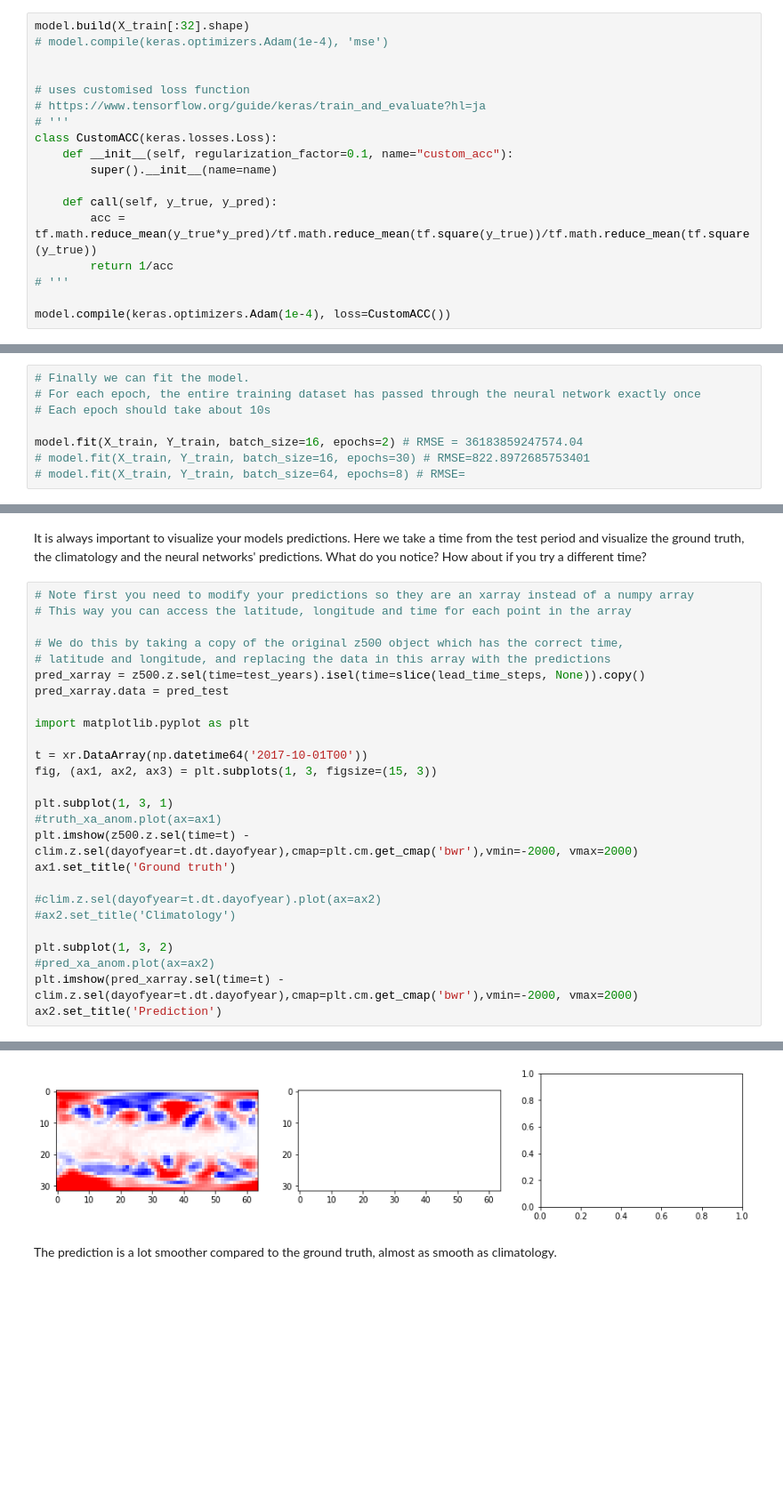
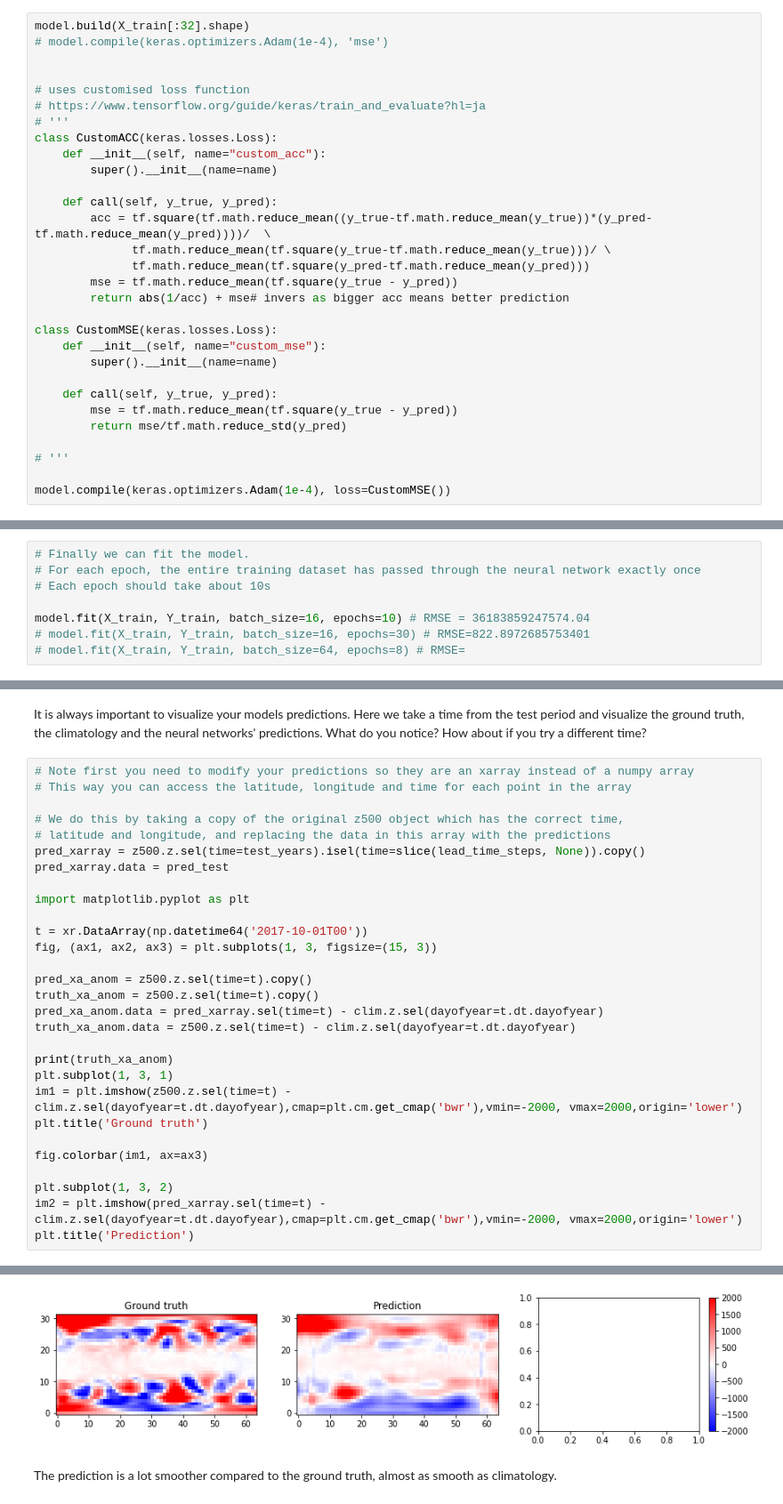
Before and after one commit to iyui1223/MOOCnotebooks, a Jupyter notebook: tier_1/weatherbench.ipynb, the cells around one changed output, grey strips where cells are left out. Shown: that part at 89% size. Drawn from its saved outputs; the diff is of its cells as text; blank space fills up the shorter version.

Commit message:
use customMSE that penaltize reduced standard deviation

```diff
--- a/tier_1/weatherbench.ipynb
+++ b/tier_1/weatherbench.ipynb
@@ -281,15 +279,27 @@ model.build(X_train[:32].shape)
 # https://www.tensorflow.org/guide/keras/train_and_evaluate?hl=ja
 # '''
 class CustomACC(keras.losses.Loss):
-    def __init__(self, regularization_factor=0.1, name="custom_acc"):
+    def __init__(self, name="custom_acc"):
         super().__init__(name=name)
 
     def call(self, y_true, y_pred):
-        acc = tf.math.reduce_mean(y_true*y_pred)/tf.math.reduce_mean(tf.square(y_true))/tf.math.reduce_mean(tf.square(y_true))
-        return 1/acc
+        acc = tf.square(tf.math.reduce_mean((y_true-tf.math.reduce_mean(y_true))*(y_pred-tf.math.reduce_mean(y_pred))))/  \
+              tf.math.reduce_mean(tf.square(y_true-tf.math.reduce_mean(y_true)))/ \
+              tf.math.reduce_mean(tf.square(y_pred-tf.math.reduce_mean(y_pred)))
+        mse = tf.math.reduce_mean(tf.square(y_true - y_pred))
+        return abs(1/acc) + mse# invers as bigger acc means better prediction
+
+class CustomMSE(keras.losses.Loss):
+    def __init__(self, name="custom_mse"):
+        super().__init__(name=name)
+
+    def call(self, y_true, y_pred):
+        mse = tf.math.reduce_mean(tf.square(y_true - y_pred))
+        return mse/tf.math.reduce_std(y_pred)
+
 # '''
 
-model.compile(keras.optimizers.Adam(1e-4), loss=CustomACC())
+model.compile(keras.optimizers.Adam(1e-4), loss=CustomMSE())
 # %%
 # With .summary() we can check the shape of the model
 model.summary()
@@ -317,7 +327,7 @@ _________________________________________________________________
 # For each epoch, the entire training dataset has passed through the neural network exactly once
 # Each epoch should take about 10s
 
-model.fit(X_train, Y_train, batch_size=16, epochs=2) # RMSE = 36183859247574.04
+model.fit(X_train, Y_train, batch_size=16, epochs=10) # RMSE = 36183859247574.04
 # model.fit(X_train, Y_train, batch_size=16, epochs=30) # RMSE=822.8972685753401
 # model.fit(X_train, Y_train, batch_size=64, epochs=8) # RMSE=
 # %% [output]
@@ -361,16 +383,19 @@ import matplotlib.pyplot as plt
 t = xr.DataArray(np.datetime64('2017-10-01T00'))
 fig, (ax1, ax2, ax3) = plt.subplots(1, 3, figsize=(15, 3))
 
+pred_xa_anom = z500.z.sel(time=t).copy()
+truth_xa_anom = z500.z.sel(time=t).copy()
+pred_xa_anom.data = pred_xarray.sel(time=t) - clim.z.sel(dayofyear=t.dt.dayofyear)
+truth_xa_anom.data = z500.z.sel(time=t) - clim.z.sel(dayofyear=t.dt.dayofyear)
+
+print(truth_xa_anom)
 plt.subplot(1, 3, 1)
-#truth_xa_anom.plot(ax=ax1)
-plt.imshow(z500.z.sel(time=t) - clim.z.sel(dayofyear=t.dt.dayofyear),cmap=plt.cm.get_cmap('bwr'),vmin=-2000, vmax=2000)
-ax1.set_title('Ground truth')
+im1 = plt.imshow(z500.z.sel(time=t) - clim.z.sel(dayofyear=t.dt.dayofyear),cmap=plt.cm.get_cmap('bwr'),vmin=-2000, vmax=2000,origin='lower')
+plt.title('Ground truth')
 
-#clim.z.sel(dayofyear=t.dt.dayofyear).plot(ax=ax2)
-#ax2.set_title('Climatology')
+fig.colorbar(im1, ax=ax3)
 
 plt.subplot(1, 3, 2)
-#pred_xa_anom.plot(ax=ax2)
-plt.imshow(pred_xarray.sel(time=t) - clim.z.sel(dayofyear=t.dt.dayofyear),cmap=plt.cm.get_cmap('bwr'),vmin=-2000, vmax=2000)
-ax2.set_title('Prediction')
+im2 = plt.imshow(pred_xarray.sel(time=t) - clim.z.sel(dayofyear=t.dt.dayofyear),cmap=plt.cm.get_cmap('bwr'),vmin=-2000, vmax=2000,origin='lower')
+plt.title('Prediction')
 # %% [output]
@@ -378,4 +420,4 @@ Text(0.5, 1.0, 'Prediction')
-[figure, old version]
+[figure, new version]
 # %% [markdown]
 The prediction is a lot smoother compared to the ground truth, almost as smooth as climatology.
 # %% [markdown]
```
Also changed, not shown: parts of 5 cells of this notebook.
